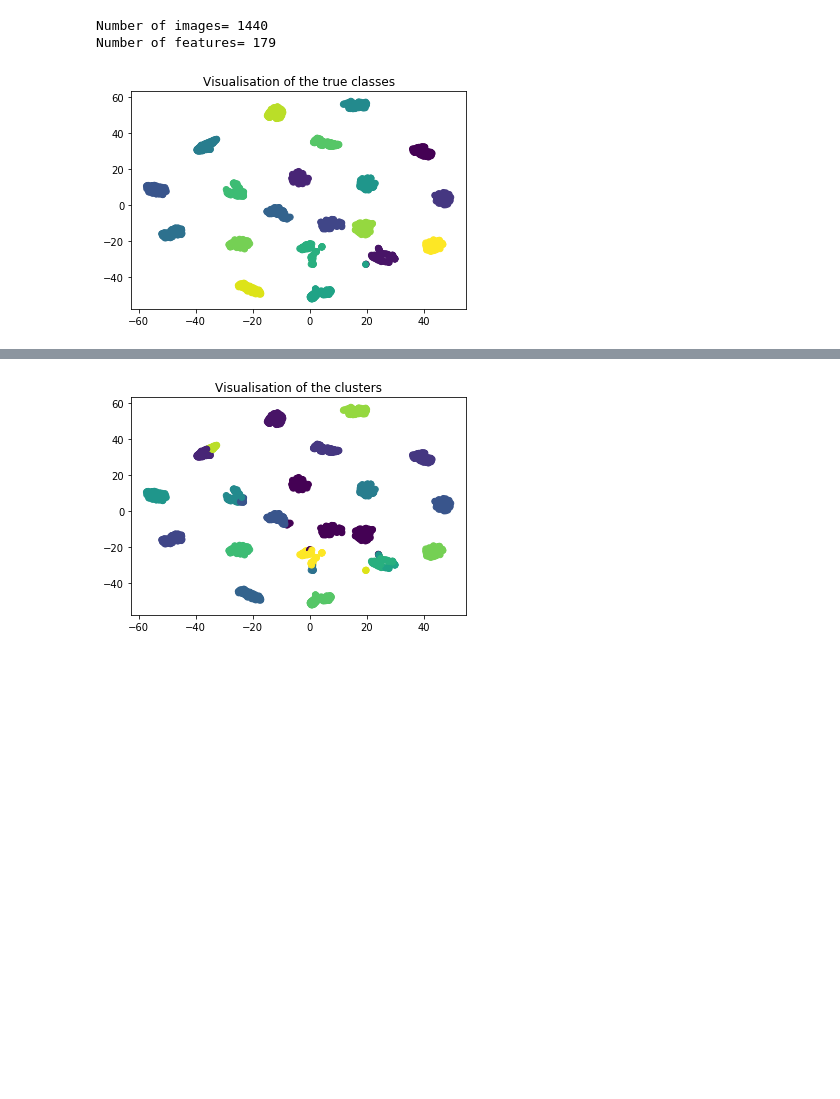
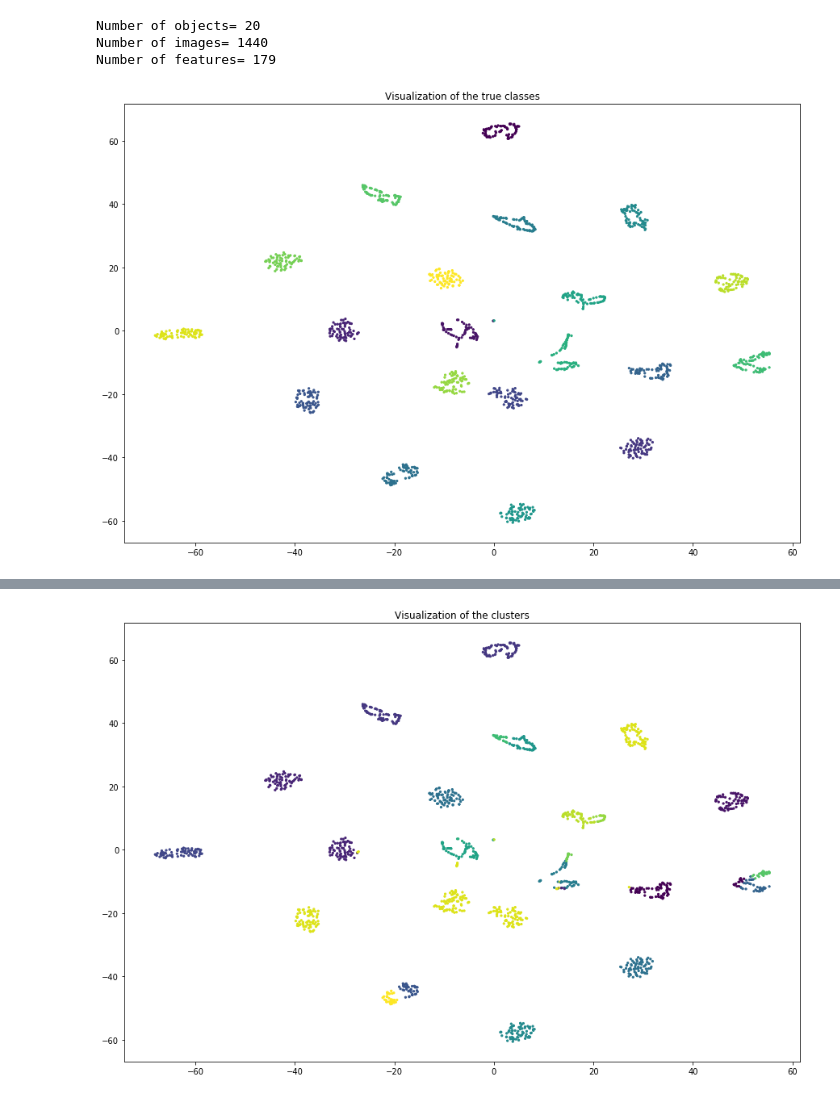
Before and after one commit to FirasAzzouz/Projet-S8, a Jupyter notebook: Clustering_et_résultats_2.ipynb, the cells around one changed output, grey strips where cells are left out. Cells and saved outputs as stored; diff of their text form; code cells hidden in the pictures; blank space fills up the shorter version.

```diff
--- a/Clustering_et_résultats_2.ipynb
+++ b/Clustering_et_résultats_2.ipynb
@@ -15,10 +129,7 @@ from Color_descriptors import *
 from Shape_descriptors import concatShapeFeatures
 from Texture_descriptors import lbp
 
-from Clustering import clustering_kmeans
-
-
-
+from KMeansClustering import kmeans_pp
 
 if __name__ == '__main__':
 #   Parameters defintion:
@@ -44,89 +155,68 @@ if __name__ == '__main__':
     for i in range(n2-n1):
         for j in range(n_img):
             X=read_image_2(i+n1,j)
+
+            # *********************************************************
             # ********************Color_features***********************
+            # *********************************************************
+            # *********************Color_moments***********************
             moments_ftr=moments_calcul(X,color_space)
             X_all[n_img*i+j]=X_all[n_img*i+j]+[moments_ftr]
-
+            # *********************Color_histogram*********************
             hist= color_histogram(X,color_space,bins)
-            # hist=histogram_filter(hist)
-            # hist=histogram_normalization(hist)
             X_all[n_img*i+j]=X_all[n_img*i+j]+[hist]
 
             """
+            # *********************************************************
             # ********************Shape_features***********************
+            # *********************************************************
             shape_ftr=concatShapeFeatures(X,n_fft)
             X_all[n_img*i+j]=X_all[n_img*i+j]+[shape_ftr]
             """
-
-            # ********************Texture_features***********************
+            # *********************************************************
+            # ********************Texture_features*********************
+            # *********************************************************
             lbp_feature=lbp(X,hist_size_lbp)
             X_all[n_img*i+j]=X_all[n_img*i+j]+[lbp_feature]
-
-
 
             X_all[n_img*i+j]=np.concatenate(X_all[n_img*i+j])
 
     X_all=np.array(X_all).astype(float)
+    print("Number of objects= "+ str(n2-n1))
     print("Number of images= "+ str(X_all.shape[0]))
     print("Number of features= "+ str(X_all.shape[1]))
-    print("\n")
 
-
-    # ************Visualisation_before_clustering******************
-
+    # ************Visualization_before_clustering******************
     X_norm = StandardScaler().fit_transform(X_all)
     X_embedded = TSNE(n_components=2).fit_transform(X_norm)
 
-    plt.figure()
-    plt.scatter(X_embedded[:,0],X_embedded[:,1],c=classes_true)
-    plt.title("Visualisation of the true classes")
+    plt.figure(figsize=(15,10))
+    plt.scatter(X_embedded[:,0],X_embedded[:,1],c=classes_true,s=5)
+    plt.title("Visualization of the true classes")
     plt.show()
-
-
+    print("\n")
 
     # ********************Clustering************************
-    classes=clustering_kmeans(X_all,n_clusters_)
+    # Distance choice: euclidean, ...
+    classes=kmeans_pp(X_norm,n_clusters_,"euclidean")
 
 
     print("**************Clustering_results*********************")
     print("Number of clusters= "+str(max(classes)+1))
     print('adjusted_rand_score=%0.2f' % metrics.adjusted_rand_score(classes_true,classes))
-    # print('normalized_mutual_info_score=%0.2f' % metrics.normalized_mutual_info_score(classes_true,classes))
     print('homogeneity_score=%0.2f' % metrics.homogeneity_score(classes_true,classes))
     print('completeness_score=%0.2f' % metrics.completeness_score(classes_true,classes))
     print('v_measure_score=%0.2f' % metrics.v_measure_score(classes_true,classes))
     print('fowlkes_mallows_score=%0.2f' % metrics.fowlkes_mallows_score(classes_true,classes))
+
+    # ************Visualization_after_clustering******************
+    plt.figure(figsize=(15,10))
+    plt.scatter(X_embedded[:,0],X_embedded[:,1],c=classes,s=5)
+    plt.title("Visualization of the clusters")
+    plt.show()
     print("\n")
-
-    # ************Visualisation_after_clustering******************
-    plt.figure()
-    plt.scatter(X_embedded[:,0],X_embedded[:,1],c=classes)
-    plt.title("Visualisation of the clusters")
-    plt.show()
-
-
-
-    # ********************Clustering_after_TSNE************************
-    classes_embedded=clustering_kmeans(X_embedded,n_clusters_)
-
-
-    print("**************Clustering_results_after_TSNE*********************")
-    print("Number of clusters= "+str(max(classes_embedded)+1))
-    print('adjusted_rand_score=%0.2f' % metrics.adjusted_rand_score(classes_true,classes_embedded))
-    # print('normalized_mutual_info_score=%0.2f' % metrics.normalized_mutual_info_score(classes_true,classes_embedded))
-    print('homogeneity_score=%0.2f' % metrics.homogeneity_score(classes_true,classes_embedded))
-    print('completeness_score=%0.2f' % metrics.completeness_score(classes_true,classes_embedded))
-    print('v_measure_score=%0.2f' % metrics.v_measure_score(classes_true,classes_embedded))
-    print('fowlkes_mallows_score=%0.2f' % metrics.fowlkes_mallows_score(classes_true,classes_embedded))
-    print("\n")
-
-    # ************Visualisation_after_TSNE******************
-    plt.figure()
-    plt.scatter(X_embedded[:,0],X_embedded[:,1],c=classes_embedded)
-    plt.title("Visualisation of the clusters after TSNE")
-    plt.show()
 # %% [output]
+Number of objects= 20
 Number of images= 1440
 Number of features= 179
-[figure, old version]
+[figure, new version]
@@ -140 +231 @@ fowlkes_mallows_score=0.75
-[figure, old version]
+[figure, new version]
```
Also changed, not shown: parts of 7 cells of this notebook, 2 other files.
